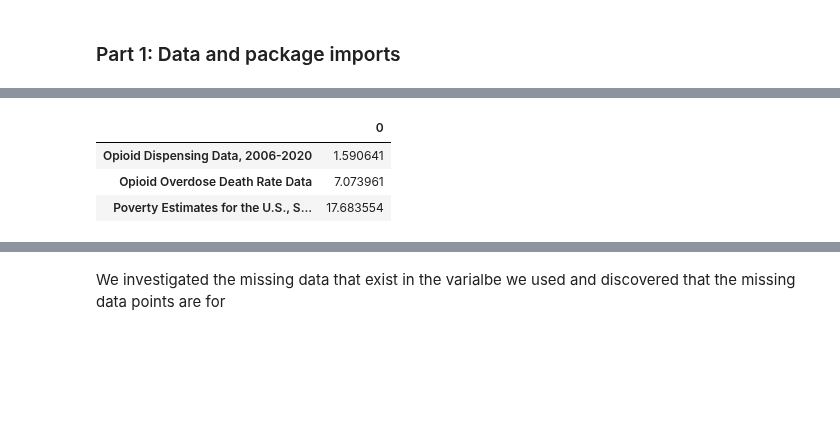
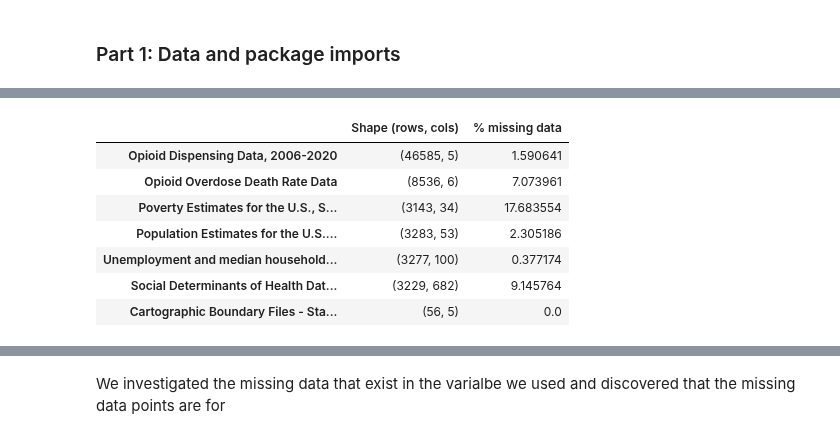
Before and after one commit to Ludougan123234/624-project, a Jupyter notebook: final.ipynb, the cells around one changed output, grey strips where cells are left out. Cells and saved outputs as stored; diff of their text form; code cells hidden in the pictures; blank space fills up the shorter version.

```diff
--- a/final.ipynb
+++ b/final.ipynb
@@ -115,14 +128,60 @@ df = df.reset_index().drop(
 df['Opioid Dispensing Rate per 100'] = df['Opioid Dispensing Rate per 100'].apply(lambda x: round(x, 2))
 # %%
-pov_no_state = pov_df[np.where(pov_df['FIPS_Code'] % 1000 == 0, False, True)].shape
+# mutate auxiliary dataframes to help count NA values in the dataset
+pov_no_state = pov_df[np.where(pov_df["FIPS_Code"] % 1000 == 0, False, True)]
+death_df_exp = death_df.copy()
+death_df_exp["Crude Rate"] = death_df_exp["Crude Rate"].replace("Unreliable", pd.NA)
 
-death_df_exp = death_df.copy()
-death_df_exp['Crude Rate'] = death_df_exp['Crude Rate'].replace("Unreliable", np.nan)
-pd.DataFrame({"Opioid Dispensing Data, 2006-2020": [(df.isna().sum().sum() / (df.shape[0] * df.shape[1])) * 100],
-              "Opioid Overdose Death Rate Data": [(death_df_exp.isna().sum().sum() / (death_df_exp.shape[0] * death_df_exp.shape[1])) * 100],
-              "Poverty Estimates for the U.S., States and Counties": [(pov_df[np.where(pov_df['FIPS_Code'] % 1000 == 0, False, True)].isna().sum().sum() / (pov_no_state[0] * pov_no_state[1])) * 100]}).T
+pd.DataFrame(
+    {
+        "Opioid Dispensing Data, 2006-2020": [
+            df.shape,
+            (df.isna().sum().sum() / (df.shape[0] * df.shape[1])) * 100,
+        ],
+        "Opioid Overdose Death Rate Data": [
+            death_df_exp.shape,
+            (
+                death_df_exp.isna().sum().sum()
+                / (death_df_exp.shape[0] * death_df_exp.shape[1])
+            )
+            * 100,
+        ],
+        "Poverty Estimates for the U.S., States and Counties": [
+            pov_no_state.shape,
+            (
+                pov_df[np.where(pov_df["FIPS_Code"] % 1000 == 0, False, True)]
+                .isna()
+                .sum()
+                .sum()
+                / (pov_no_state.shape[0] * pov_no_state.shape[1])
+            )
+            * 100,
+        ],
+        "Population Estimates for the U.S. States, and Counties, 2021": [
+            pop_df.shape,
+            (pop_df.isna().sum().sum() / (pop_df.shape[0] * pop_df.shape[1])) * 100,
+        ],
+        "Unemployment and median household income for the U.S. 2000-2022": [
+            unemp_df.shape,
+            (unemp_df.isna().sum().sum() / (unemp_df.shape[0] * unemp_df.shape[1]))
+            * 100,
+        ],
+        "Social Determinants of Health Database, 2020": [
+            sdoh_df.shape,
+            (sdoh_df.isna().sum().sum() / (sdoh_df.shape[0] * sdoh_df.shape[1])) * 100,
+        ],
+        "Cartographic Boundary Files - State Level": [
+            sgdf.shape,
+            (sgdf.isna().sum().sum() / (sgdf.shape[0] * sgdf.shape[1])) * 100,
+        ],
+    }
+).T.rename(columns={0: "Shape (rows, cols)", 1: "% missing data"})
 # %% [output]
-|  | 0 |
-| Opioid Dispensing Data, 2006-2020 | 1.590641 |
-| Opioid Overdose Death Rate Data | 7.073961 |
-| Poverty Estimates for the U.S., S... | 17.683554 |
+|  | Shape (rows, cols) | % missing data |
+| Opioid Dispensing Data, 2006-2020 | (46585, 5) | 1.590641 |
+| Opioid Overdose Death Rate Data | (8536, 6) | 7.073961 |
+| Poverty Estimates for the U.S., S... | (3143, 34) | 17.683554 |
+| Population Estimates for the U.S.... | (3283, 53) | 2.305186 |
+| Unemployment and median household... | (3277, 100) | 0.377174 |
+| Social Determinants of Health Dat... | (3229, 682) | 9.145764 |
+| Cartographic Boundary Files - Sta... | (56, 5) | 0.0 |
```
Also changed, not shown: parts of 31 cells of this notebook, 1 other file.
